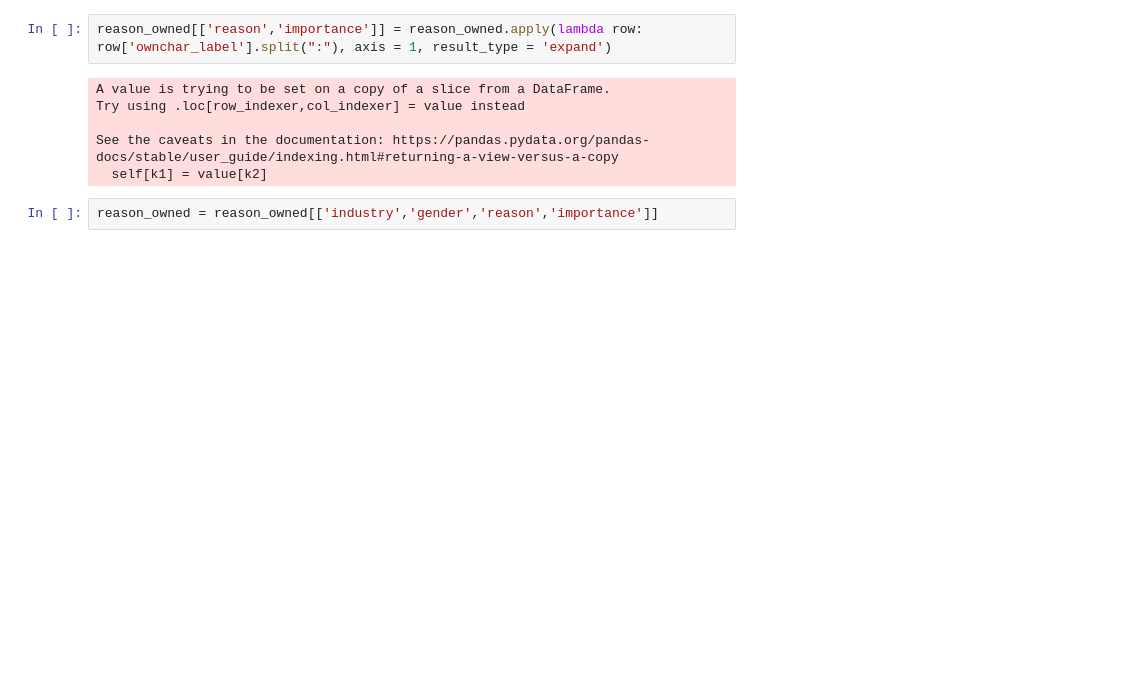
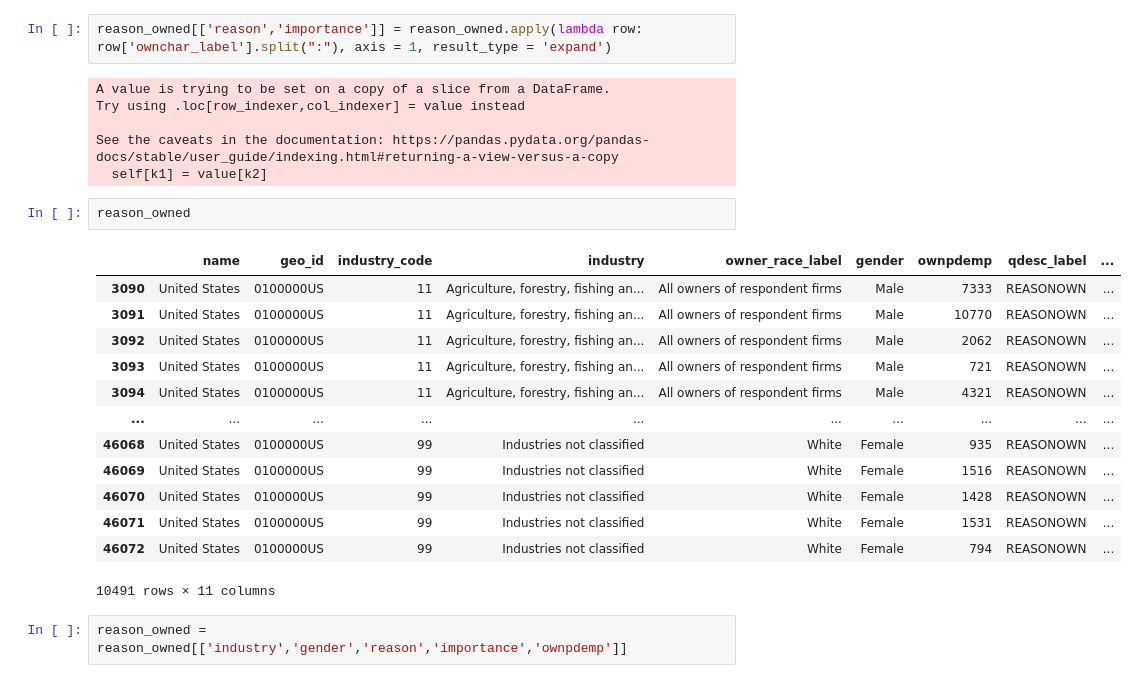
Before and after one commit to jedc4xer/abs_group_assessment, a Jupyter notebook: data_exploration.ipynb, the cells around one changed output. Saved outputs shown, nothing was run; the diff lists cells and outputs as text; blank space fills up the shorter version.

```diff
--- a/data_exploration.ipynb
+++ b/data_exploration.ipynb
@@ -302,8 +323,24 @@ Try using .loc[row_indexer,col_indexer] = value instead
 
 See the caveats in the documentation: https://pandas.pydata.org/pandas-docs/stable/user_guide/indexing.html#returning-a-view-versus-a-copy
   self[k1] = value[k2]
+# %%
+reason_owned
+# %% [output]
+|  | name | geo_id | industry_code | industry | owner_race_label | gender | ownpdemp | qdesc_label | ... |
+| 3090 | United States | 0100000US | 11 | Agriculture, forestry, fishing an... | All owners of respondent firms | Male | 7333 | REASONOWN | ... |
+| 3091 | United States | 0100000US | 11 | Agriculture, forestry, fishing an... | All owners of respondent firms | Male | 10770 | REASONOWN | ... |
+| 3092 | United States | 0100000US | 11 | Agriculture, forestry, fishing an... | All owners of respondent firms | Male | 2062 | REASONOWN | ... |
+| 3093 | United States | 0100000US | 11 | Agriculture, forestry, fishing an... | All owners of respondent firms | Male | 721 | REASONOWN | ... |
+| 3094 | United States | 0100000US | 11 | Agriculture, forestry, fishing an... | All owners of respondent firms | Male | 4321 | REASONOWN | ... |
+| ... | ... | ... | ... | ... | ... | ... | ... | ... | ... |
+| 46068 | United States | 0100000US | 99 | Industries not classified | White | Female | 935 | REASONOWN | ... |
+| 46069 | United States | 0100000US | 99 | Industries not classified | White | Female | 1516 | REASONOWN | ... |
+| 46070 | United States | 0100000US | 99 | Industries not classified | White | Female | 1428 | REASONOWN | ... |
+| 46071 | United States | 0100000US | 99 | Industries not classified | White | Female | 1531 | REASONOWN | ... |
+| 46072 | United States | 0100000US | 99 | Industries not classified | White | Female | 794 | REASONOWN | ... |
+10491 rows × 11 columns
 # %%
-reason_owned = reason_owned[['industry','gender','reason','importance']]
+reason_owned = reason_owned[['industry','gender','reason','importance','ownpdemp']]
 # %%
 reason_owned
 # %% [output]
```
Also changed, not shown: parts of 10 cells of this notebook, 1 other file.
